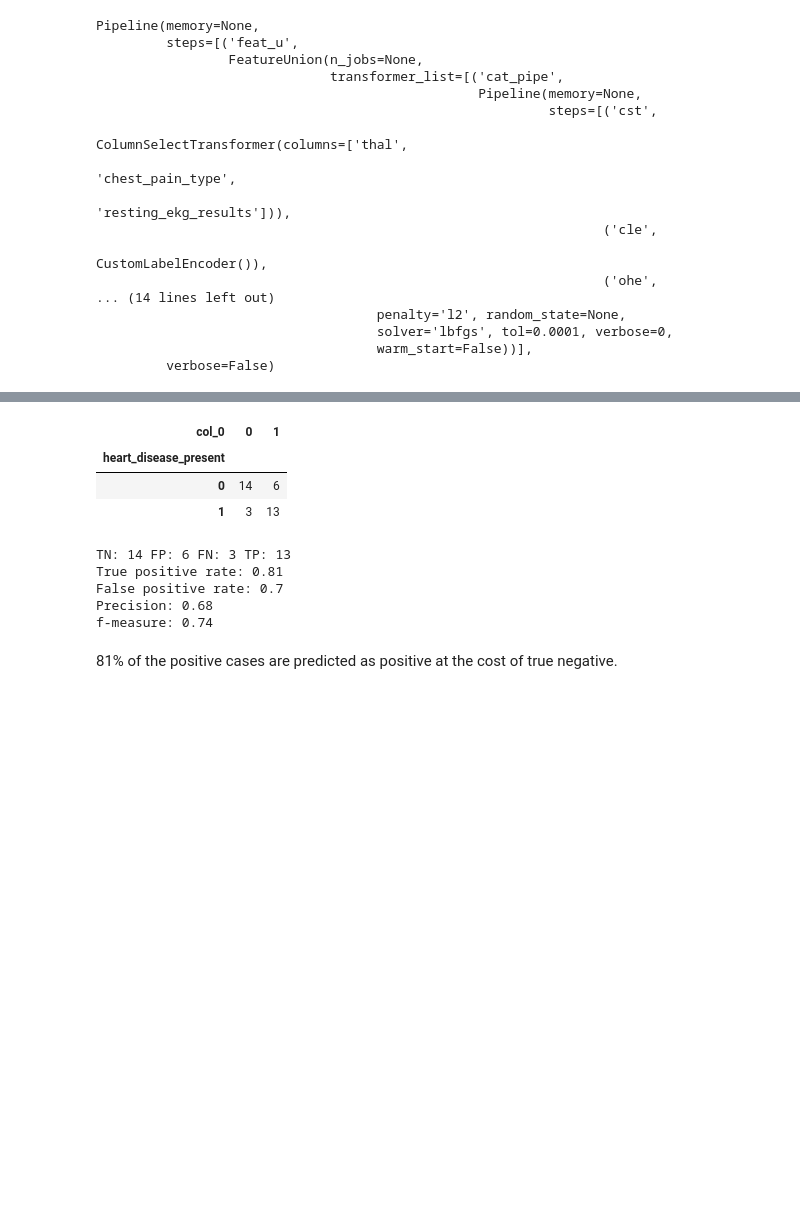
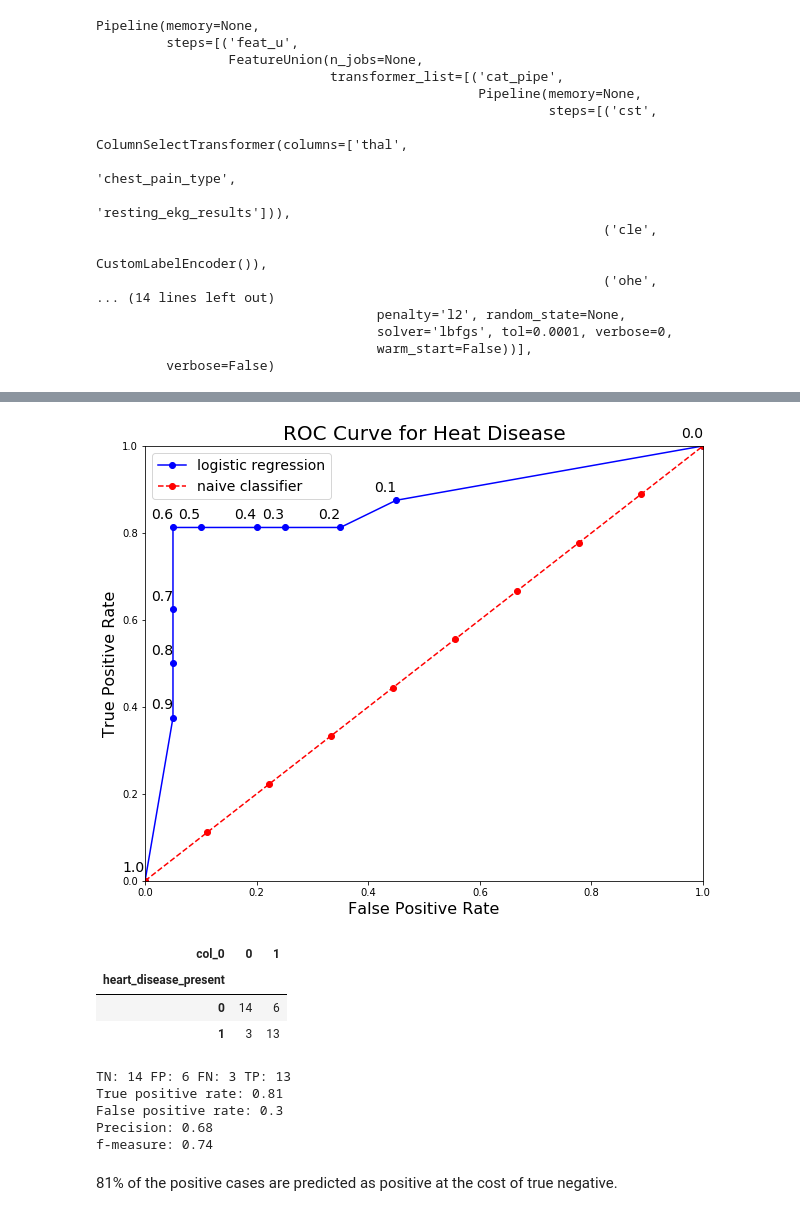
Before and after one commit to surjeet143/Heart-disease-detection, a Jupyter notebook: Heart Disease Detection/heart-disease-detection.ipynb, the cells around one changed output, grey strips where cells are left out. Drawn from its saved outputs; the diff is of its cells as text; code cells hidden in the pictures; blank space fills up the shorter version.

Commit message:
ROC curve introduced
ROC curve introduced to get the threshold probability

```diff
--- a/Heart Disease Detection/heart-disease-detection.ipynb
+++ b/Heart Disease Detection/heart-disease-detection.ipynb
@@ -248,5 +246,8 @@ The patients having the heart disease actually, should be detected accurately. T
 # %%
-for i in np.arange(0.2,0.3,0.01):
+cols = ["Thresholds",'TP', 'FP', 'TN','FN']
+lst = []
+for i in np.arange(0,1.1,0.1):
     y_pred = np.where(full_model.predict_proba(X_test)[:,1]>i,1,0)
-    print("threshold:",i)
-    print(confusion_matrix(y_test,y_pred))
+    tn, fp, fn, tp = confusion_matrix(y_test, y_pred).ravel()
+    lst.append([round(i,1),tp,fp,tn,fn])
+confusion_result = pd.DataFrame(lst, columns=cols)
@@ -272,0 +298,3 @@ the threshold probability is comes out to be 0.22.
+# %%
+roc = calculate_metrics(confusion_result)
+roc.reset_index()
@@ -273,3 +342,19 @@ the threshold probability is comes out to be 0.22.
+# %%
+figsize(10, 8)
+plt.style.use('seaborn-dark-palette')
+thresholds = [str(t) for t in confusion_result['Thresholds']]
+plt.plot(roc['fpr'], roc['tpr'], 'bo-', label = 'logistic regression');
+plt.plot(list(np.linspace(0, 1, num = 10)), list(np.linspace(0, 1, num = 10)), 'ro--', label = 'naive classifier');
+for x, y, s in zip(roc['fpr'], roc['tpr'], thresholds):
+    plt.text(x - 0.04,y + 0.02, s, fontdict={'size': 14});
+
+plt.legend(prop={'size':14})
+plt.xlim([0,1])
+plt.ylim([0,1])
+plt.ylabel('True Positive Rate', size = 16); plt.xlabel('False Positive Rate', size = 16);
+plt.title('ROC Curve for Heat Disease', size = 20);
+# %% [output]
+[figure, added]
 # %%
 y_pred = np.where(full_model.predict_proba(X_test)[:,1]>0.22,1,0)
 pd.crosstab(y_test, y_pred)
@@ -285,14 +370,14 @@ tn, fp, fn, tp = confusion_matrix(y_test, y_pred).ravel()
 print("TN:",tn,"FP:",fp,"FN:",fn,"TP:",tp)
 recall = round(tp/(tp+fn),2)
 print("True positive rate:",recall)
-print("False positive rate:",round(1-fp/(fp+tn),2))
+print("False positive rate:",round(fp/(fp+tn),2))
 precision = round(tp/(tp+fp),2)
 print("Precision:",precision)
 print("f-measure:",round(2*recall*precision/(recall+precision),2))
 # %% [output]
 TN: 14 FP: 6 FN: 3 TP: 13
 True positive rate: 0.81
-False positive rate: 0.7
+False positive rate: 0.3
 Precision: 0.68
 f-measure: 0.74
 # %% [markdown]
```
Also changed, not shown: parts of 20 cells of this notebook.
